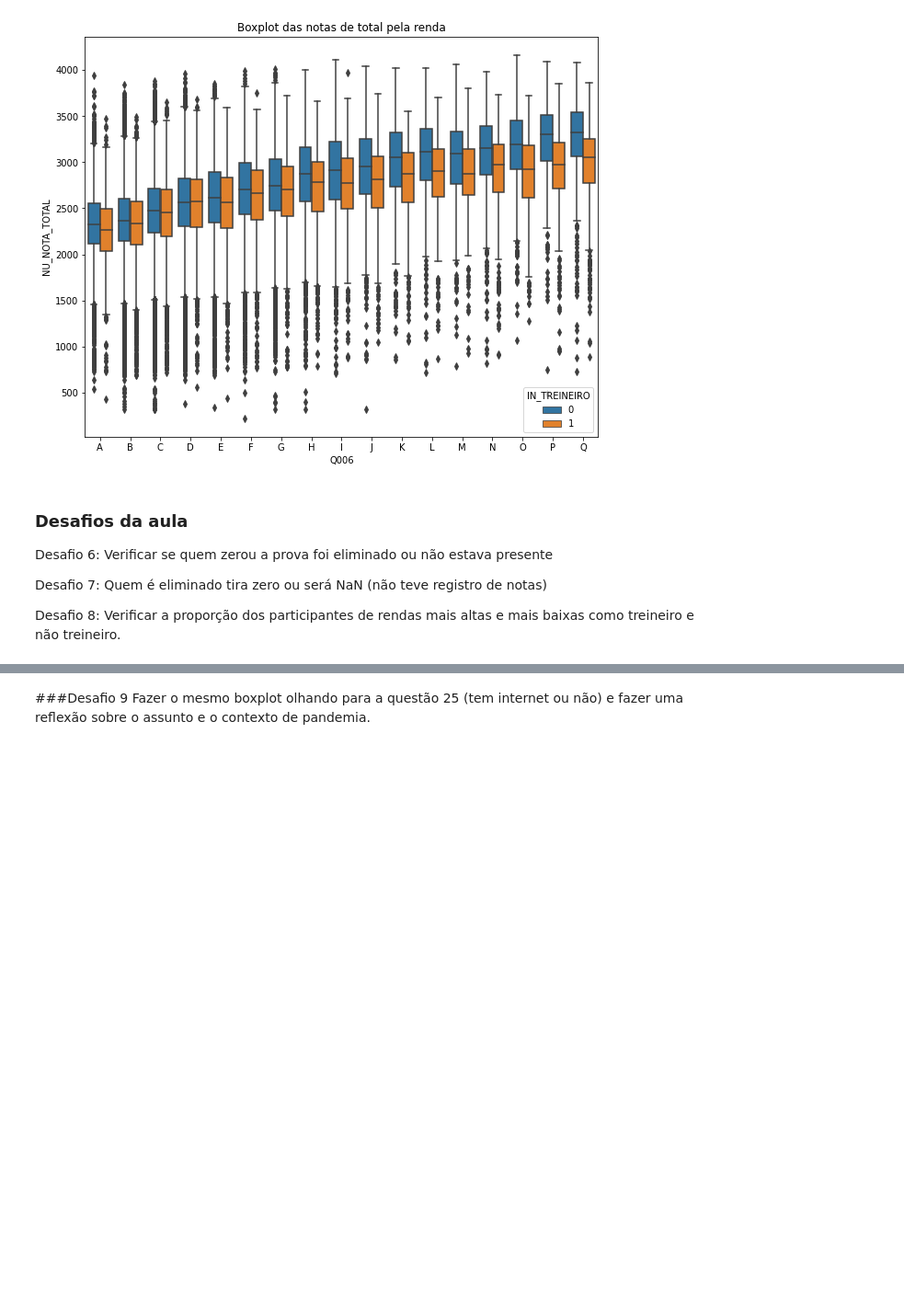
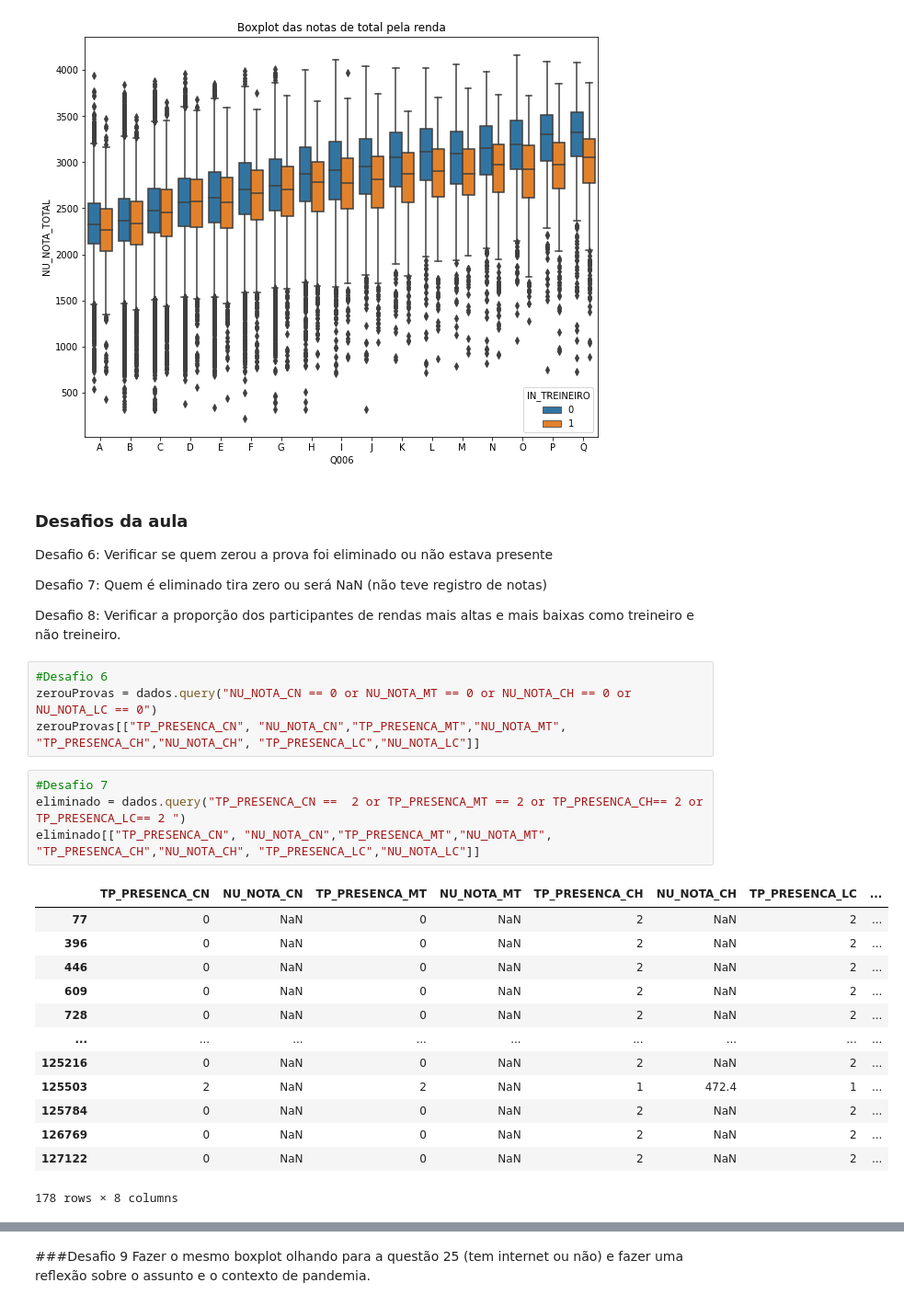
Before and after one commit to emys-alb/ImersaoDados, a Jupyter notebook: ImersaoDados.ipynb, the cells around one changed output, grey strips where cells are left out. Shown at 92% size. Cells and saved outputs as stored; diff of their text form; blank space fills up the shorter version.

```diff
--- a/ImersaoDados.ipynb
+++ b/ImersaoDados.ipynb
@@ -370,3 +386,25 @@ Desafio 6: Verificar se quem zerou a prova foi eliminado ou não estava presente
 Desafio 7: Quem é eliminado tira zero ou será NaN (não teve registro de notas)
 
 Desafio 8: Verificar a proporção dos participantes de rendas mais altas e mais baixas como treineiro e não treineiro.
+# %%
+#Desafio 6
+zerouProvas = dados.query("NU_NOTA_CN == 0 or NU_NOTA_MT == 0 or NU_NOTA_CH == 0 or NU_NOTA_LC == 0")
+zerouProvas[["TP_PRESENCA_CN", "NU_NOTA_CN","TP_PRESENCA_MT","NU_NOTA_MT", "TP_PRESENCA_CH","NU_NOTA_CH", "TP_PRESENCA_LC","NU_NOTA_LC"]]
+# %%
+#Desafio 7
+eliminado = dados.query("TP_PRESENCA_CN ==  2 or TP_PRESENCA_MT == 2 or TP_PRESENCA_CH== 2 or TP_PRESENCA_LC== 2 ")
+eliminado[["TP_PRESENCA_CN", "NU_NOTA_CN","TP_PRESENCA_MT","NU_NOTA_MT", "TP_PRESENCA_CH","NU_NOTA_CH", "TP_PRESENCA_LC","NU_NOTA_LC"]]
+# %% [output]
+|  | TP_PRESENCA_CN | NU_NOTA_CN | TP_PRESENCA_MT | NU_NOTA_MT | TP_PRESENCA_CH | NU_NOTA_CH | TP_PRESENCA_LC | ... |
+| 77 | 0 | NaN | 0 | NaN | 2 | NaN | 2 | ... |
+| 396 | 0 | NaN | 0 | NaN | 2 | NaN | 2 | ... |
+| 446 | 0 | NaN | 0 | NaN | 2 | NaN | 2 | ... |
+| 609 | 0 | NaN | 0 | NaN | 2 | NaN | 2 | ... |
+| 728 | 0 | NaN | 0 | NaN | 2 | NaN | 2 | ... |
+| ... | ... | ... | ... | ... | ... | ... | ... | ... |
+| 125216 | 0 | NaN | 0 | NaN | 2 | NaN | 2 | ... |
+| 125503 | 2 | NaN | 2 | NaN | 1 | 472.4 | 1 | ... |
+| 125784 | 0 | NaN | 0 | NaN | 2 | NaN | 2 | ... |
+| 126769 | 0 | NaN | 0 | NaN | 2 | NaN | 2 | ... |
+| 127122 | 0 | NaN | 0 | NaN | 2 | NaN | 2 | ... |
+178 rows × 8 columns
```
Also changed, not shown: parts of 32 cells of this notebook.
